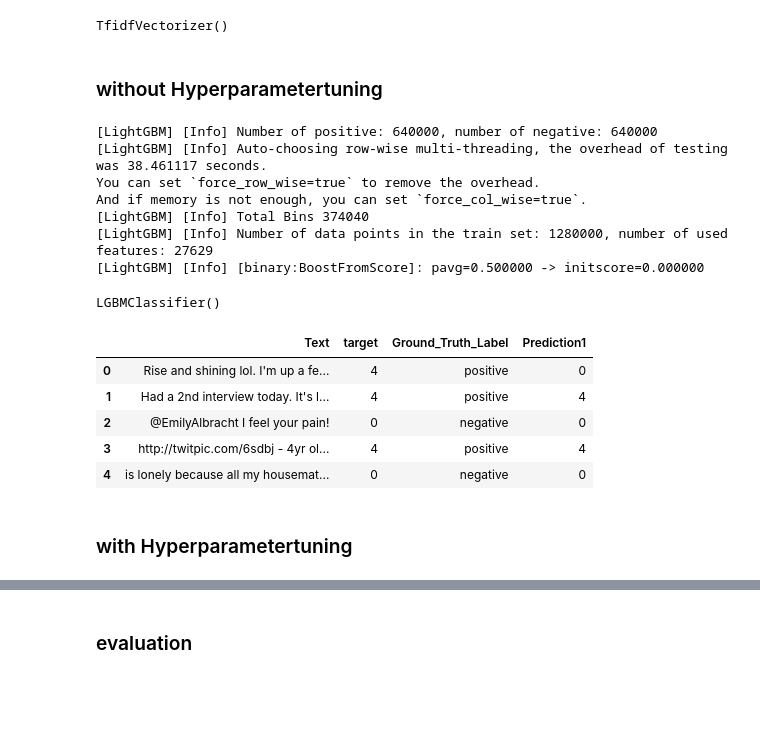
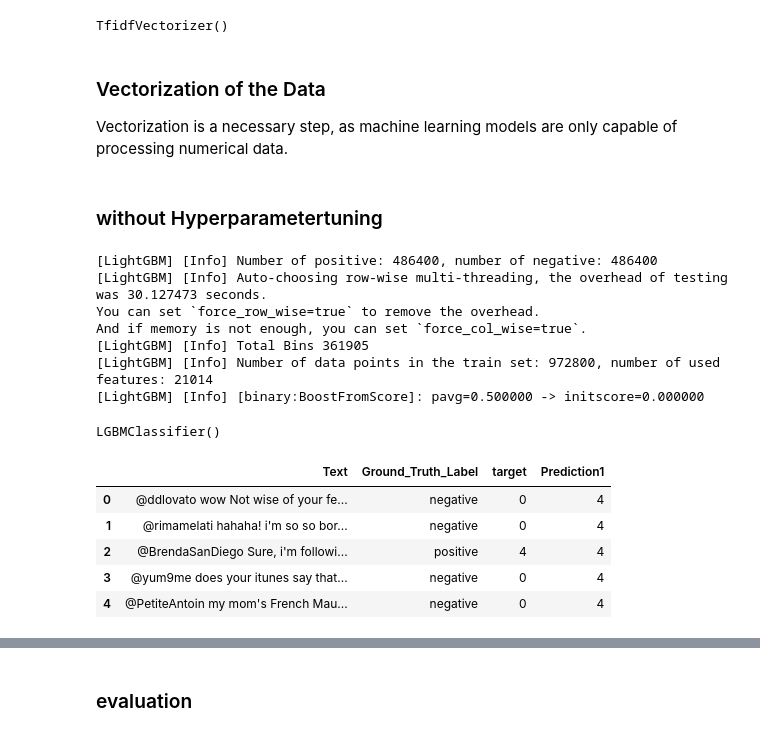
Before and after one commit to Lukas-wsc/Data-Exploration, a Jupyter notebook: ML-Based Approach/Training/LGBM/LGBM_with_stopwords.ipynb, the cells around one changed output, grey strips where cells are left out. Saved outputs shown, nothing was run; the diff lists cells and outputs as text; code cells hidden in the pictures; blank space fills up the shorter version.

```diff
--- a/ML-Based Approach/Training/LGBM/LGBM_with_stopwords.ipynb
+++ b/ML-Based Approach/Training/LGBM/LGBM_with_stopwords.ipynb
@@ -21,6 +26,6 @@ FileNotFoundError: [Errno 2] No such file or directory: '../../../../Data-Prepar
 # %%
 # load the vectorizer from file
-with open('../../../../Data-Preparation/sentiment140/tfidf_vectorizer.pkl', 'rb') as f:
+with open('../../../Data-Preparation/sentiment140/tfidf_vectorizer.pkl', 'rb') as f:
     loaded_vectorizer = pickle.load(f)
 print(loaded_vectorizer)
 # %% [output]
@@ -31,26 +33,38 @@ y = lgbm_with_stopwords['target']
+# %%
+# Extraction of features and labels
+feature_train = train_data['Text'].astype(str)
+label_train = train_data['target']
+
+feature_dev = dev_data['Text'].astype(str)
+label_dev = dev_data['target']
+# %% [markdown]
+### Vectorization of the Data
+
+Vectorization is a necessary step, as machine learning models are only capable of processing numerical data.
+# %%
+X_train = loaded_vectorizer.transform(feature_train)
+X_dev = loaded_vectorizer.transform(feature_dev)
 # %% [markdown]
 ### without Hyperparametertuning
 # %%
 model1 = lgb.LGBMClassifier()
-model1.fit(X, y)
+model1.fit(X_train, label_train)
 # %% [output]
-[LightGBM] [Info] Number of positive: 640000, number of negative: 640000
-[LightGBM] [Info] Auto-choosing row-wise multi-threading, the overhead of testing was 38.461117 seconds.
+[LightGBM] [Info] Number of positive: 486400, number of negative: 486400
+[LightGBM] [Info] Auto-choosing row-wise multi-threading, the overhead of testing was 30.127473 seconds.
 You can set `force_row_wise=true` to remove the overhead.
 And if memory is not enough, you can set `force_col_wise=true`.
-[LightGBM] [Info] Total Bins 374040
-[LightGBM] [Info] Number of data points in the train set: 1280000, number of used features: 27629
+[LightGBM] [Info] Total Bins 361905
+[LightGBM] [Info] Number of data points in the train set: 972800, number of used features: 21014
 [LightGBM] [Info] [binary:BoostFromScore]: pavg=0.500000 -> initscore=0.000000
 LGBMClassifier()
 # %%
-lgbm_with_stopwords['Prediction1'] = model1.predict(X)
-lgbm_with_stopwords.head()
+train_data['Prediction1'] = model1.predict(X_train)
+train_data.head()
 # %% [output]
-|  | Text | target | Ground_Truth_Label | Prediction1 |
-| 0 | Rise and shining lol. I'm up a fe... | 4 | positive | 0 |
-| 1 | Had a 2nd interview today. It's l... | 4 | positive | 4 |
-| 2 | @EmilyAlbracht I feel your pain! | 0 | negative | 0 |
-| 3 | http://twitpic.com/6sdbj - 4yr ol... | 4 | positive | 4 |
-| 4 | is lonely because all my housemat... | 0 | negative | 0 |
+|  | Text | Ground_Truth_Label | target | Prediction1 |
+| 0 | @ddlovato wow Not wise of your fe... | negative | 0 | 4 |
+| 1 | @rimamelati hahaha! i'm so so bor... | negative | 0 | 4 |
+| 2 | @BrendaSanDiego Sure, i'm followi... | positive | 4 | 4 |
+| 3 | @yum9me does your itunes say that... | negative | 0 | 4 |
+| 4 | @PetiteAntoin my mom's French Mau... | negative | 0 | 4 |
-# %% [markdown]
-### with Hyperparametertuning
```
Also changed, not shown: parts of 15 cells of this notebook, 13 other files.
